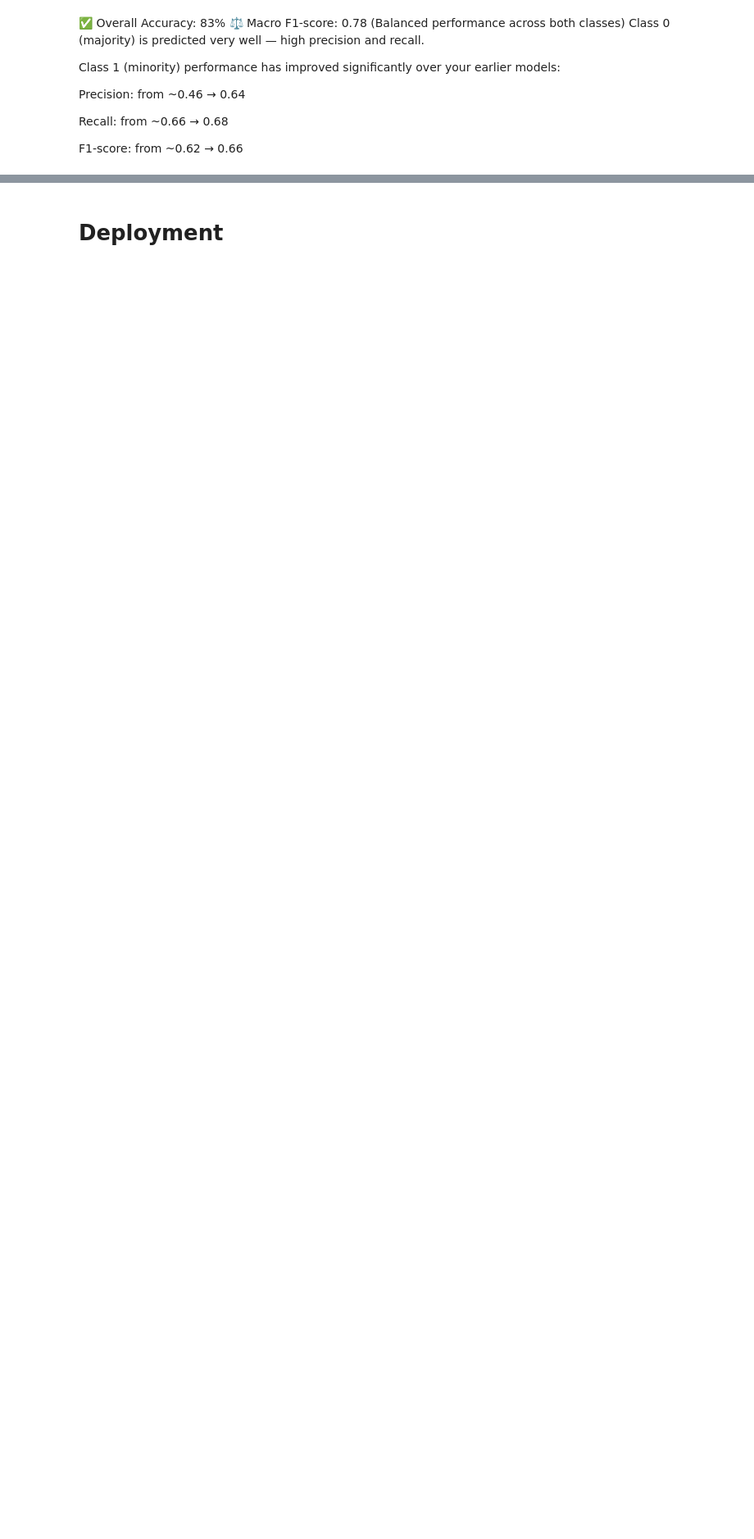
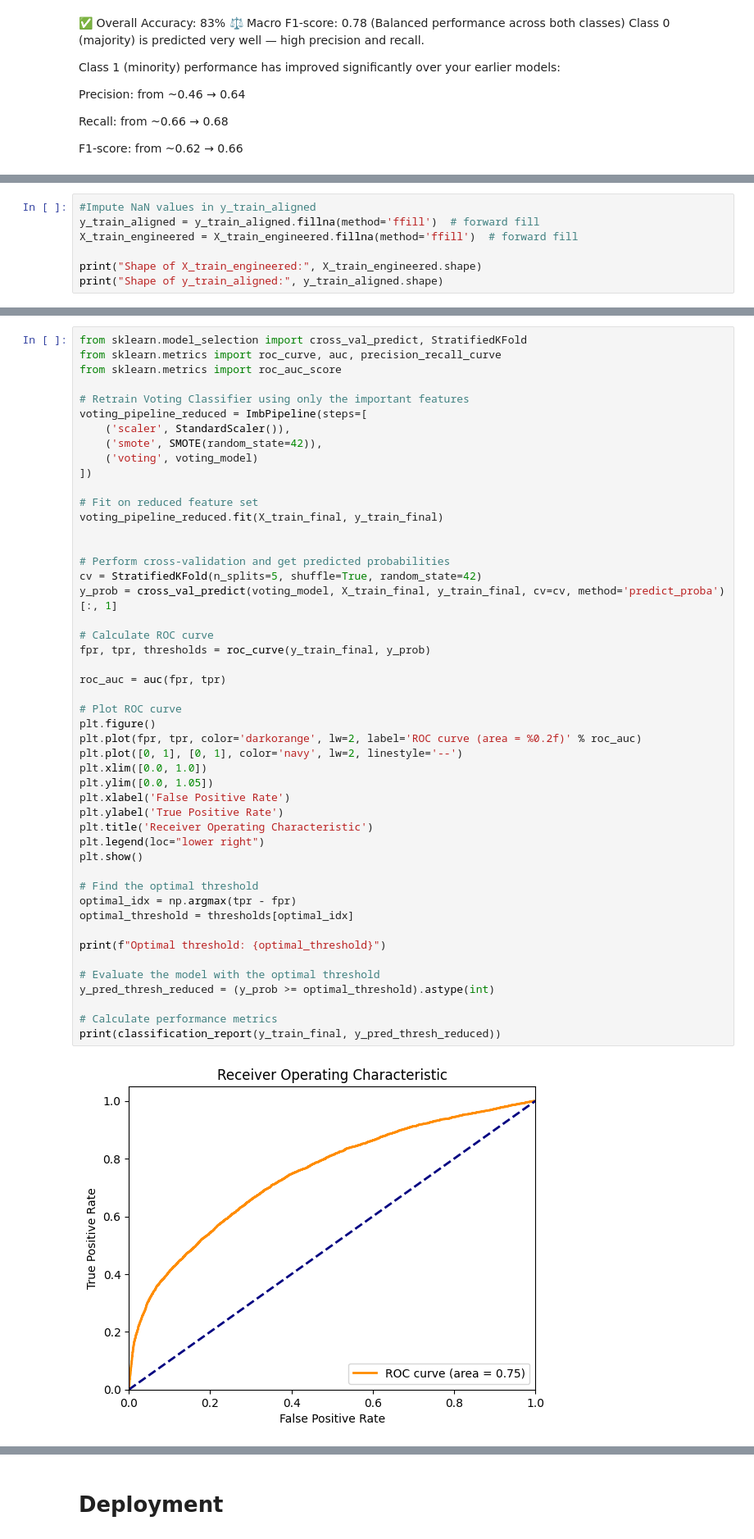
Before and after one commit to apiyOsusan/Capstone, a Jupyter notebook: Capstone_Project.ipynb, the cells around one changed output, grey strips where cells are left out. Shown: that part at 82% size. Saved outputs shown, nothing was run; the diff lists cells and outputs as text; blank space fills up the shorter version.

```diff
--- a/Capstone_Project.ipynb
+++ b/Capstone_Project.ipynb
@@ -708,0 +821,7 @@ plt.show()
+# %%
+#Impute NaN values in y_train_aligned
+y_train_aligned = y_train_aligned.fillna(method='ffill')  # forward fill
+X_train_engineered = X_train_engineered.fillna(method='ffill')  # forward fill
+
+print("Shape of X_train_engineered:", X_train_engineered.shape)
+print("Shape of y_train_aligned:", y_train_aligned.shape)
@@ -708,0 +903,50 @@ plt.show()
+# %%
+from sklearn.model_selection import cross_val_predict, StratifiedKFold
+from sklearn.metrics import roc_curve, auc, precision_recall_curve
+from sklearn.metrics import roc_auc_score
+
+# Retrain Voting Classifier using only the important features
+voting_pipeline_reduced = ImbPipeline(steps=[
+    ('scaler', StandardScaler()),
+    ('smote', SMOTE(random_state=42)),
+    ('voting', voting_model)
+])
+
+# Fit on reduced feature set
+voting_pipeline_reduced.fit(X_train_final, y_train_final)
+
+
+# Perform cross-validation and get predicted probabilities
+cv = StratifiedKFold(n_splits=5, shuffle=True, random_state=42)
+y_prob = cross_val_predict(voting_model, X_train_final, y_train_final, cv=cv, method='predict_proba')[:, 1]
+
+# Calculate ROC curve
+fpr, tpr, thresholds = roc_curve(y_train_final, y_prob)
+
+roc_auc = auc(fpr, tpr)
+
+# Plot ROC curve
+plt.figure()
+plt.plot(fpr, tpr, color='darkorange', lw=2, label='ROC curve (area = %0.2f)' % roc_auc)
+plt.plot([0, 1], [0, 1], color='navy', lw=2, linestyle='--')
+plt.xlim([0.0, 1.0])
+plt.ylim([0.0, 1.05])
+plt.xlabel('False Positive Rate')
+plt.ylabel('True Positive Rate')
+plt.title('Receiver Operating Characteristic')
+plt.legend(loc="lower right")
+plt.show()
+
+# Find the optimal threshold
+optimal_idx = np.argmax(tpr - fpr)
+optimal_threshold = thresholds[optimal_idx]
+
+print(f"Optimal threshold: {optimal_threshold}")
+
+# Evaluate the model with the optimal threshold
+y_pred_thresh_reduced = (y_prob >= optimal_threshold).astype(int)
+
+# Calculate performance metrics
+print(classification_report(y_train_final, y_pred_thresh_reduced))
+# %% [output]
+[figure, added]
```
Also changed, not shown: parts of 18 cells of this notebook, 4 other files.
